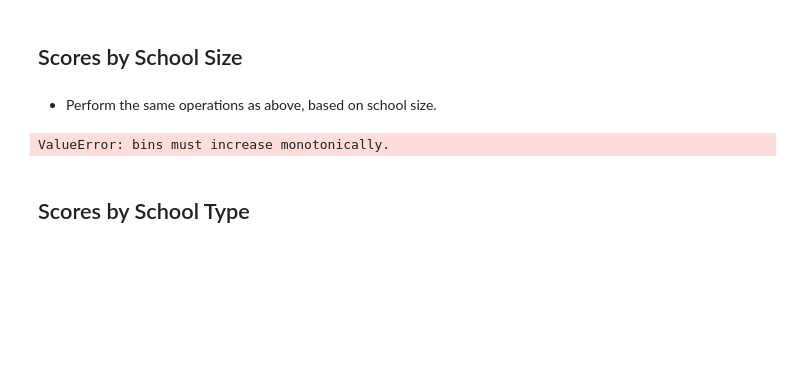
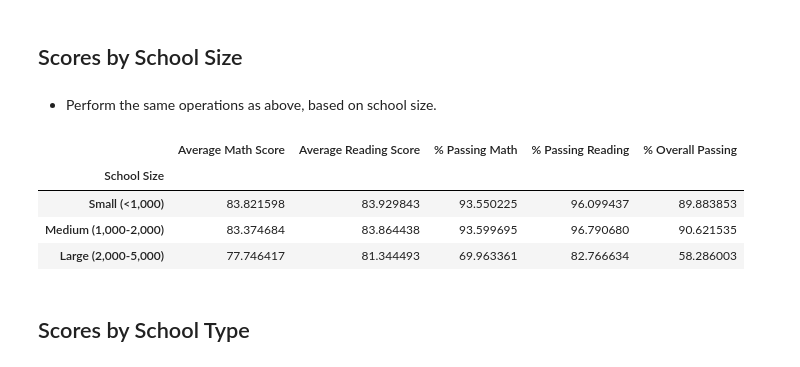
Before and after one commit to cieranmorris/Standardized-Testing-Data-Analysis, a Jupyter notebook: PyCitySchools/PyCitySchools_starter.ipynb, the cells around one changed output. Saved outputs shown, nothing was run; the diff lists cells and outputs as text; code cells hidden in the pictures; blank space fills up the shorter version.

```diff
--- a/PyCitySchools/PyCitySchools_starter.ipynb
+++ b/PyCitySchools/PyCitySchools_starter.ipynb
@@ -474,14 +345,18 @@ scores_vs_size_df = overall_school_summary_df[["Average Math Score", "Average Re
 school_sizes = [0, 1000, 2000, 5000]
 size_limits = ["Small (<1,000)", "Medium (1,000-2,000)", "Large (2,000-5,000)"]
 # %%
-scores_vs_school_size_df["School Size"] = pd.cut(school_sizes, total_students_per_school, labels=size_limits, right=False)
+scores_vs_size_df["School Size"] = pd.cut(total_students_per_school, school_sizes, labels=size_limits, right=False)
 
 
 #create groupby for school size
-scores_vs_school_size_df = scores_vs_school_size_df.groupby("School Size").mean()
-scores_vs_school_size_df
+scores_vs_size_df = scores_vs_size_df.groupby("School Size").mean()
+scores_vs_size_df
 # %% [output]
-ValueError: bins must increase monotonically.
+|  | Average Math Score | Average Reading Score | % Passing Math | % Passing Reading | % Overall Passing |
+| School Size |  |  |  |  |  |
+| Small (<1,000) | 83.821598 | 83.929843 | 93.550225 | 96.099437 | 89.883853 |
+| Medium (1,000-2,000) | 83.374684 | 83.864438 | 93.599695 | 96.790680 | 90.621535 |
+| Large (2,000-5,000) | 77.746417 | 81.344493 | 69.963361 | 82.766634 | 58.286003 |
 # %% [markdown]
 ## Scores by School Type
 # %% [markdown]
```
Also changed, not shown: parts of 9 cells of this notebook, 1 other file.
